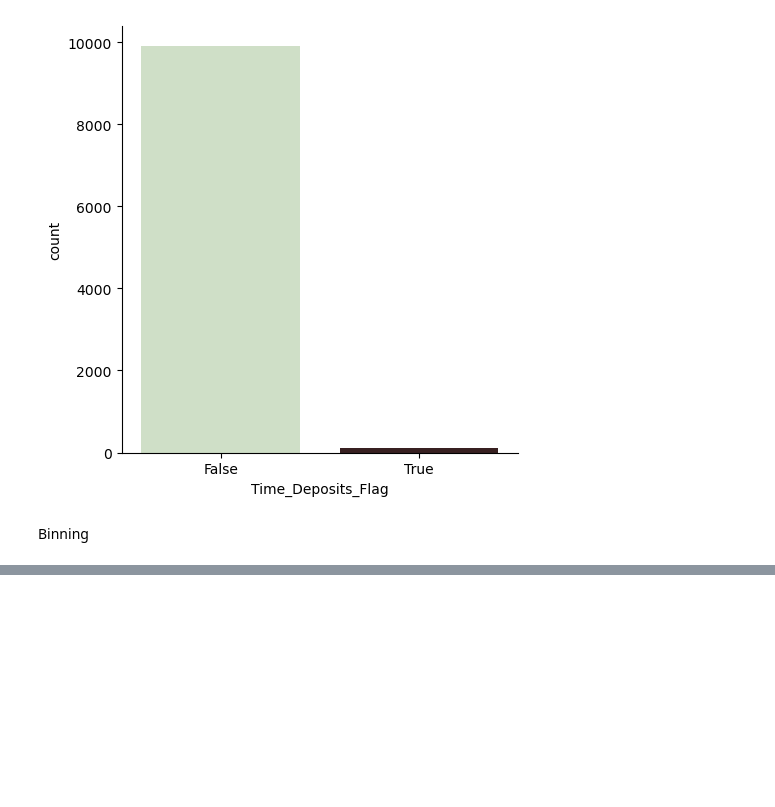
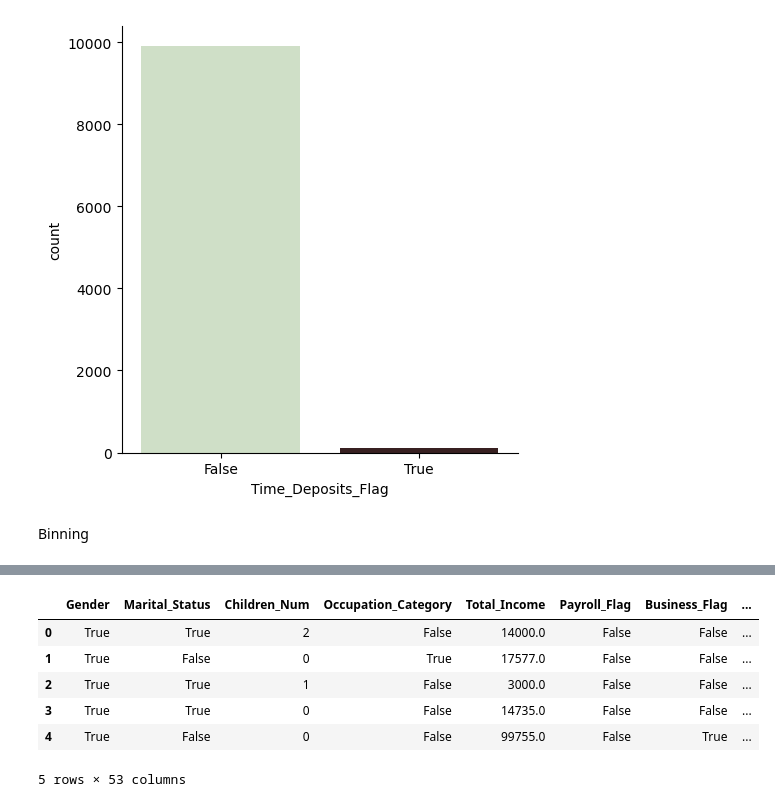
Before and after one commit to Doll03/4IZ480, a Jupyter notebook: Code/OPT_4_Data_Exp.ipynb, the cells around one changed output, grey strips where cells are left out. Saved outputs shown, nothing was run; the diff lists cells and outputs as text; code cells hidden in the pictures; blank space fills up the shorter version.

```diff
--- a/Code/OPT_4_Data_Exp.ipynb
+++ b/Code/OPT_4_Data_Exp.ipynb
@@ -95,4 +98,14 @@ dataset2["Occupation_Category"] = [True if i == "Employees" else False for i in
 
 target = dataset2["Time_Deposits_Flag"]
 feature = dataset2.drop("Time_Deposits_Flag", axis= 1)
+# %%
+feature.head()
+# %% [output]
+|  | Gender | Marital_Status | Children_Num | Occupation_Category | Total_Income | Payroll_Flag | Business_Flag | ... |
+| 0 | True | True | 2 | False | 14000.0 | False | False | ... |
+| 1 | True | False | 0 | True | 17577.0 | False | False | ... |
+| 2 | True | True | 1 | False | 3000.0 | False | False | ... |
+| 3 | True | True | 0 | False | 14735.0 | False | False | ... |
+| 4 | True | False | 0 | False | 99755.0 | False | True | ... |
+5 rows × 53 columns
 # %%
```
Also changed, not shown: parts of 6 cells of this notebook, 1 other file.
